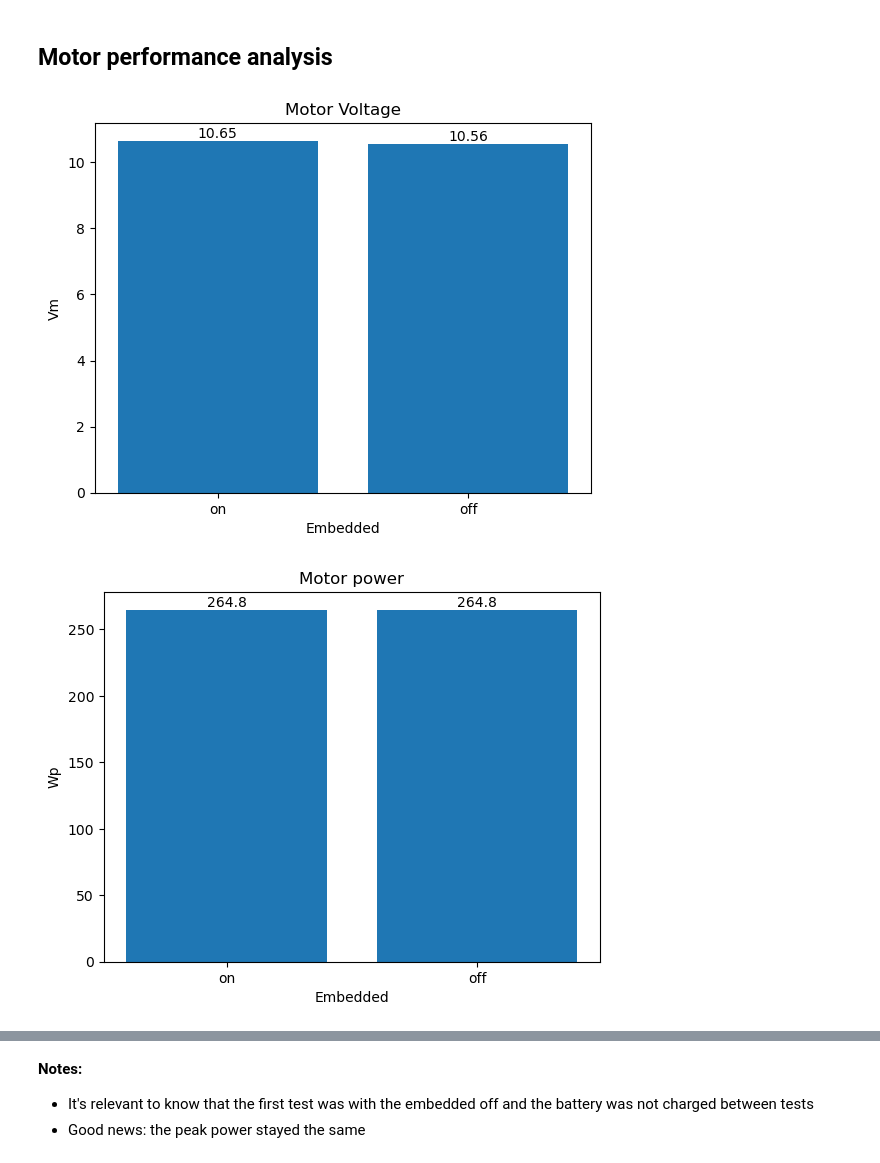
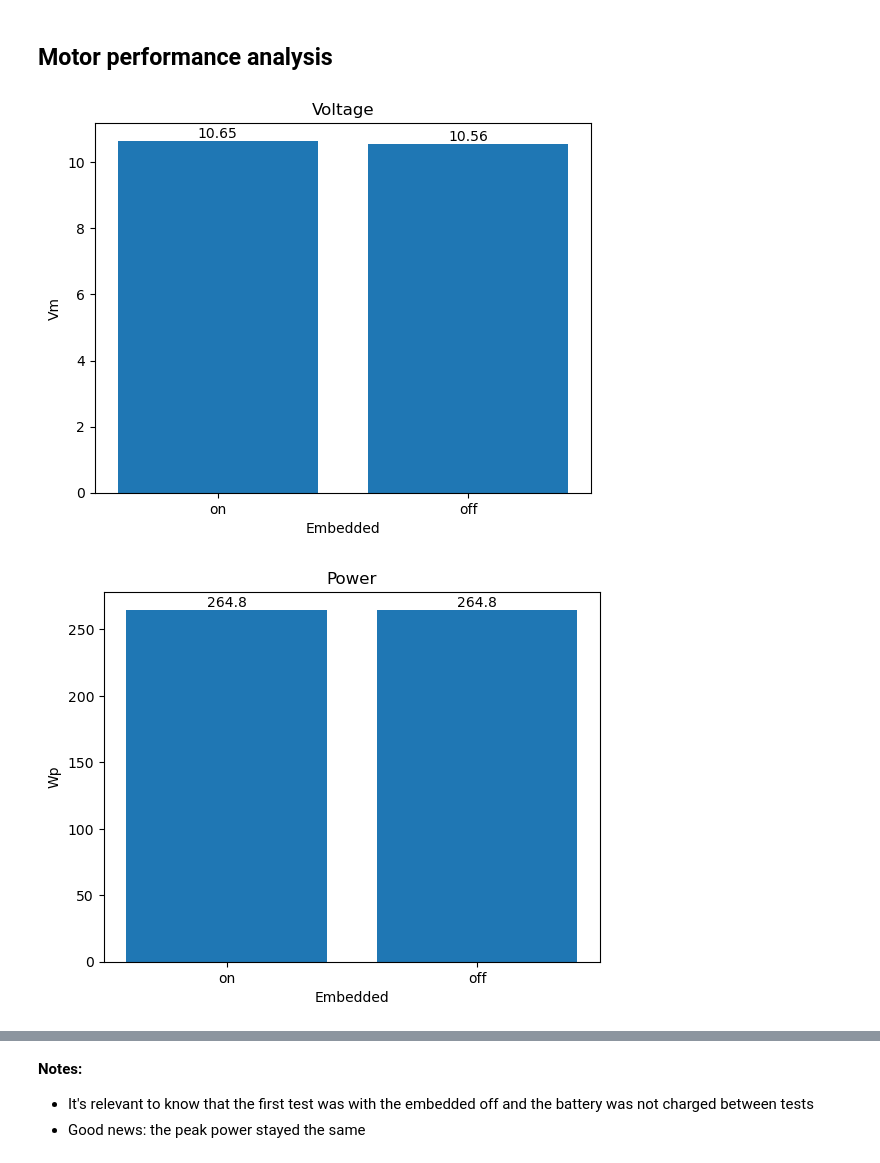
Before and after one commit to andrade-paulo/Flight_Classifier, a Jupyter notebook: StaticTests/dataAnalysis.ipynb, the cells around one changed output, grey strips where cells are left out. Cells and saved outputs as stored; diff of their text form; code cells hidden in the pictures.

```diff
--- a/StaticTests/dataAnalysis.ipynb
+++ b/StaticTests/dataAnalysis.ipynb
@@ -49,7 +49,7 @@ df = pd.read_csv('./motorPerformance.csv')
 # %%
 # Bar charts
 plt.bar(df['embedded'], df['Vm'])
-plt.title('Motor Voltage')
+plt.title('Voltage')
 plt.xlabel('Embedded')
 plt.ylabel('Vm')
 
@@ -59,7 +59,7 @@ for i, v in enumerate(df['Vm']):
 plt.show()
 
 plt.bar(df['embedded'], df['Wp'])
-plt.title('Motor power')
+plt.title('Power')
 plt.xlabel('Embedded')
 plt.ylabel('Wp')
 
@@ -68,35 +68,35 @@ for i, v in enumerate(df['Wp']):
 
 plt.show()
 
 plt.bar(df['embedded'], df['Ah'])
-plt.title('Motor Charge')
+plt.title('Charge')
 plt.xlabel('Embedded')
 plt.ylabel('Ah')
 
 for i, v in enumerate(df['Ah']):
     plt.text(i, v, str(v), ha='center', va='bottom')
 
 plt.show()
 
 plt.bar(df['embedded'], df['Wh'])
-plt.title('Motor Energy')
+plt.title('Energy')
 plt.xlabel('Embedded')
 plt.ylabel('Wh')
 
 for i, v in enumerate(df['Wh']):
     plt.text(i, v, str(v), ha='center', va='bottom')
 
 plt.show()
 
 plt.bar(df['embedded'], df['Ap'])
-plt.title('Motor Current')
+plt.title('Current')
 plt.xlabel('Embedded')
 plt.ylabel('Ap')
 
 for i, v in enumerate(df['Ap']):
     plt.text(i, v, str(v), ha='center', va='bottom')
 
 plt.show()
 # %% [output]
-[figure, old version]
+[figure, new version]
-[figure, old version]
+[figure, new version]
```
Also changed, not shown: parts of 2 cells of this notebook, 6 other files.
